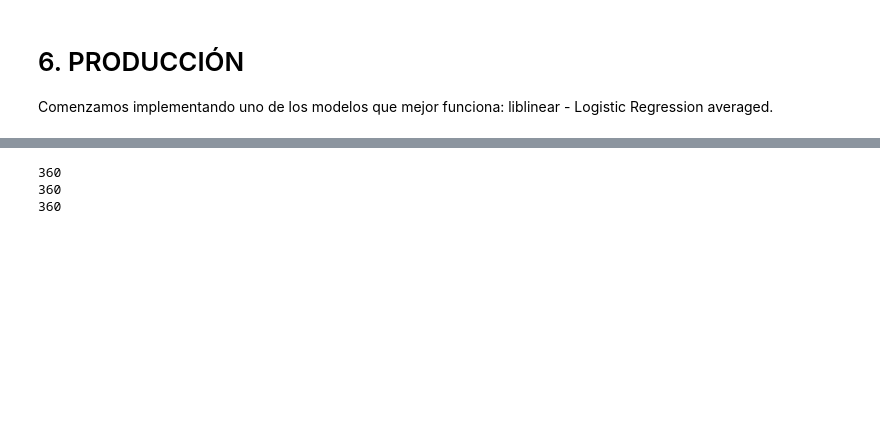
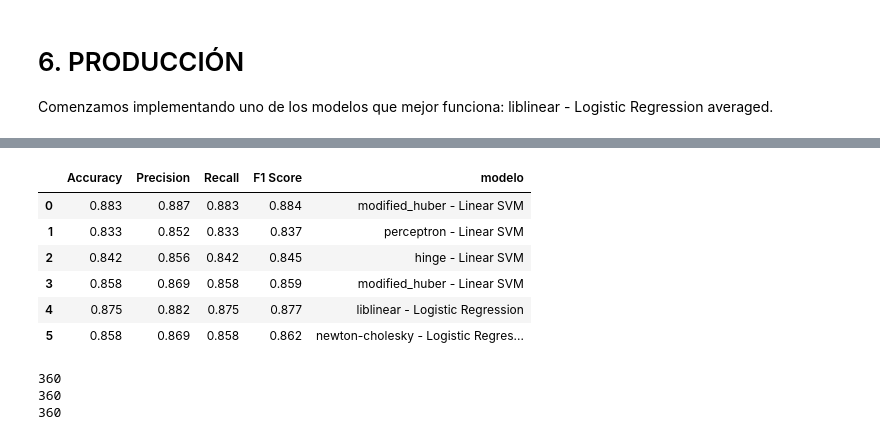
Before and after one commit to Dacarpe03/TextClassification, a Jupyter notebook: Scripts/Clasificacion-Resto.ipynb, the cells around one changed output, grey strips where cells are left out. Cells and saved outputs as stored; diff of their text form; code cells hidden in the pictures; blank space fills up the shorter version.

```diff
--- a/Scripts/Clasificacion-Resto.ipynb
+++ b/Scripts/Clasificacion-Resto.ipynb
@@ -1011 +1020,15 @@ metricas5
+# %%
+mra = pd.read_csv(prediccion_r+'/metricas_produccion.csv')
+
+tot = pd.merge(mra, metricas5, how='outer')
+
+display(tot)
+# %% [output]
+|  | Accuracy | Precision | Recall | F1 Score | modelo |
+| 0 | 0.883 | 0.887 | 0.883 | 0.884 | modified_huber - Linear SVM |
+| 1 | 0.833 | 0.852 | 0.833 | 0.837 | perceptron - Linear SVM |
+| 2 | 0.842 | 0.856 | 0.842 | 0.845 | hinge - Linear SVM |
+| 3 | 0.858 | 0.869 | 0.858 | 0.859 | modified_huber - Linear SVM |
+| 4 | 0.875 | 0.882 | 0.875 | 0.877 | liblinear - Logistic Regression |
+| 5 | 0.858 | 0.869 | 0.858 | 0.862 | newton-cholesky - Logistic Regres... |
 # %%
```
Also changed, not shown: parts of 24 cells of this notebook, 18 other files.
